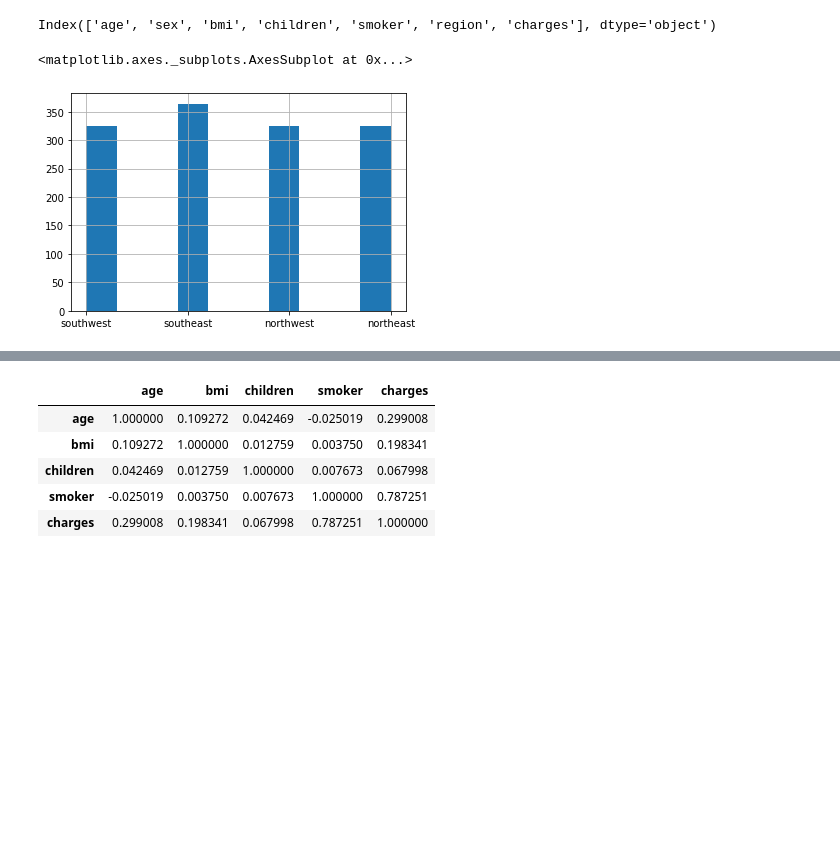
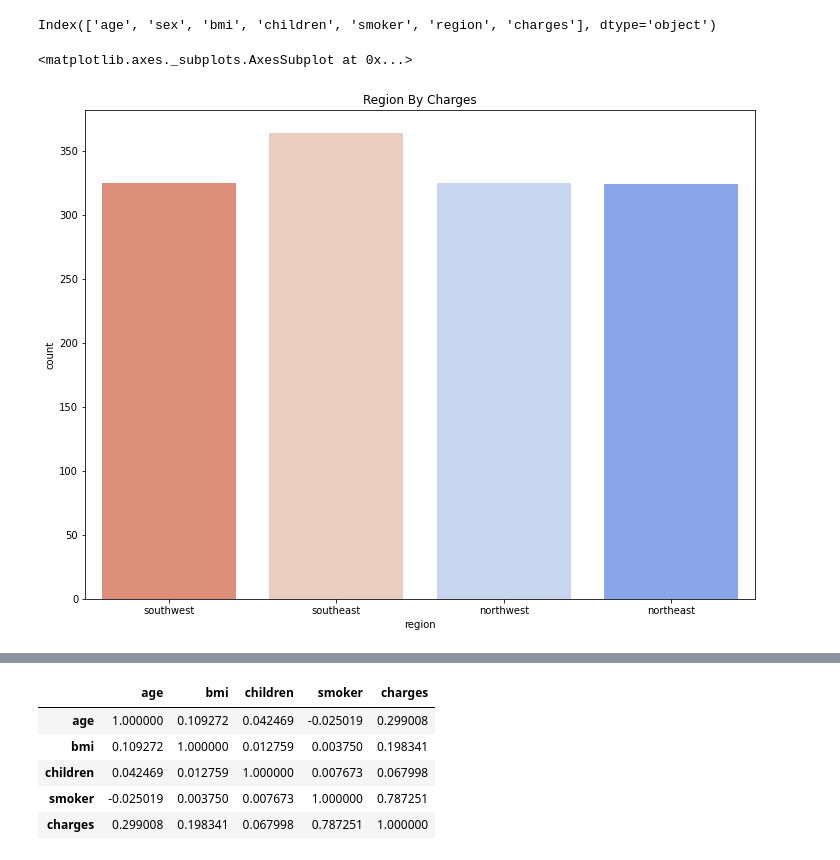
Before and after one commit to Malakh101/Health-Insurance-Data-Science-Project, a Jupyter notebook: Health_insurance_EDA.ipynb, the cells around one changed output, grey strips where cells are left out. Cells and saved outputs as stored; diff of their text form; code cells hidden in the pictures; blank space fills up the shorter version.

```diff
--- a/Health_insurance_EDA.ipynb
+++ b/Health_insurance_EDA.ipynb
@@ -67,8 +65,10 @@ dtype: int64
 data.columns
 # %% [output]
 Index(['age', 'sex', 'bmi', 'children', 'smoker', 'region', 'charges'], dtype='object')
-# %%
-data['region'].hist()
-# %% [output]
-<matplotlib.axes._subplots.AxesSubplot at 0x...>
-[figure, removed]
+# %%
+plt.figure(figsize=(12,9))
+plt.title('Region By Charges')
+sns.countplot(x='region', data= data, palette='coolwarm_r')
+# %% [output]
+<matplotlib.axes._subplots.AxesSubplot at 0x...>
+[figure, added]
```
Also changed, not shown: parts of 40 cells of this notebook.
